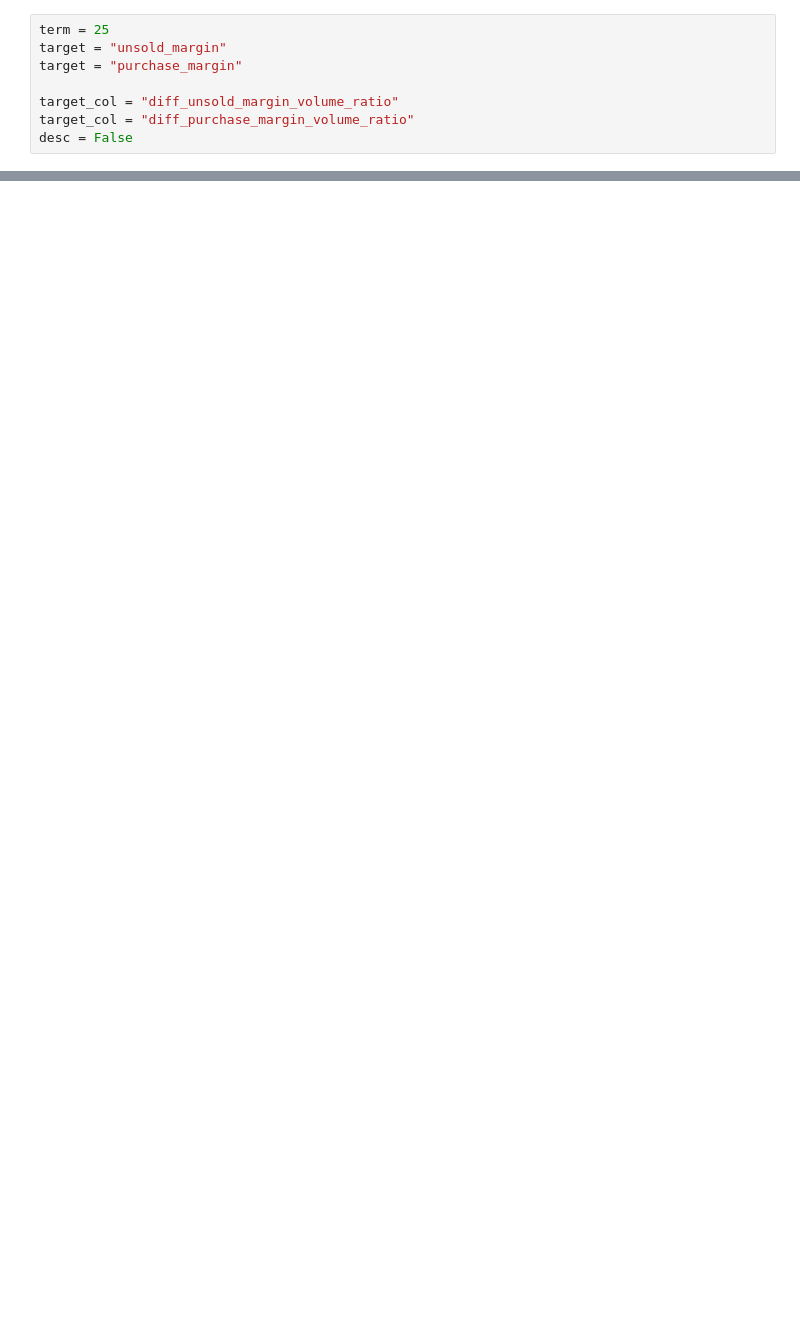
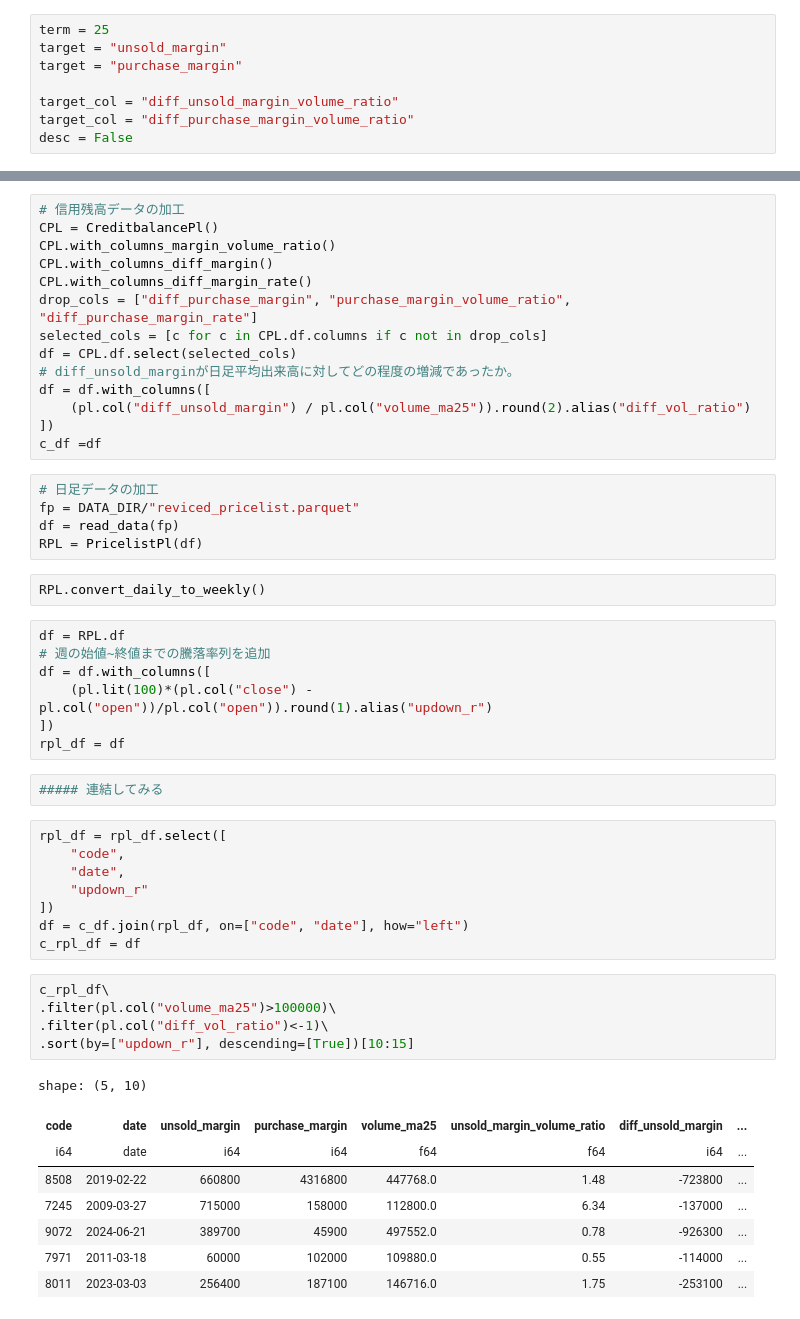
Before and after one commit to ogs-digilfe/wequant, a Jupyter notebook: notebooks/analysis/margin_volume_ratio_fluctuation.ipynb, the cells around one changed output, grey strips where cells are left out. Saved outputs shown, nothing was run; the diff lists cells and outputs as text; blank space fills up the shorter version.

```diff
--- a/notebooks/analysis/margin_volume_ratio_fluctuation.ipynb
+++ b/notebooks/analysis/margin_volume_ratio_fluctuation.ipynb
@@ -109,0 +28,52 @@ shape: (479, 8)
+# %%
+# 信用残高データの加工
+CPL = CreditbalancePl()
+CPL.with_columns_margin_volume_ratio()
+CPL.with_columns_diff_margin()
+CPL.with_columns_diff_margin_rate()
+drop_cols = ["diff_purchase_margin", "purchase_margin_volume_ratio", "diff_purchase_margin_rate"]
+selected_cols = [c for c in CPL.df.columns if c not in drop_cols]
+df = CPL.df.select(selected_cols)
+# diff_unsold_marginが日足平均出来高に対してどの程度の増減であったか。
+df = df.with_columns([
+    (pl.col("diff_unsold_margin") / pl.col("volume_ma25")).round(2).alias("diff_vol_ratio")
+])
+c_df =df
+# %%
+# 日足データの加工
+fp = DATA_DIR/"reviced_pricelist.parquet"
+df = read_data(fp)
+RPL = PricelistPl(df)
+# %%
+RPL.convert_daily_to_weekly()
+# %%
+df = RPL.df
+# 週の始値~終値までの騰落率列を追加
+df = df.with_columns([
+    (pl.lit(100)*(pl.col("close") - pl.col("open"))/pl.col("open")).round(1).alias("updown_r")
+])
+rpl_df = df
+# %%
+##### 連結してみる
+# %%
+rpl_df = rpl_df.select([
+    "code",
+    "date",
+    "updown_r"
+])
+df = c_df.join(rpl_df, on=["code", "date"], how="left")
+c_rpl_df = df
+# %%
+c_rpl_df\
+.filter(pl.col("volume_ma25")>100000)\
+.filter(pl.col("diff_vol_ratio")<-1)\
+.sort(by=["updown_r"], descending=[True])[10:15]
+# %% [output]
+shape: (5, 10)
+| code | date | unsold_margin | purchase_margin | volume_ma25 | unsold_margin_volume_ratio | diff_unsold_margin | ... |
+| i64 | date | i64 | i64 | f64 | f64 | i64 | ... |
+| 8508 | 2019-02-22 | 660800 | 4316800 | 447768.0 | 1.48 | -723800 | ... |
+| 7245 | 2009-03-27 | 715000 | 158000 | 112800.0 | 6.34 | -137000 | ... |
+| 9072 | 2024-06-21 | 389700 | 45900 | 497552.0 | 0.78 | -926300 | ... |
+| 7971 | 2011-03-18 | 60000 | 102000 | 109880.0 | 0.55 | -114000 | ... |
+| 8011 | 2023-03-03 | 256400 | 187100 | 146716.0 | 1.75 | -253100 | ... |
```
Also changed, not shown: parts of 10 cells of this notebook, 5 other files.
